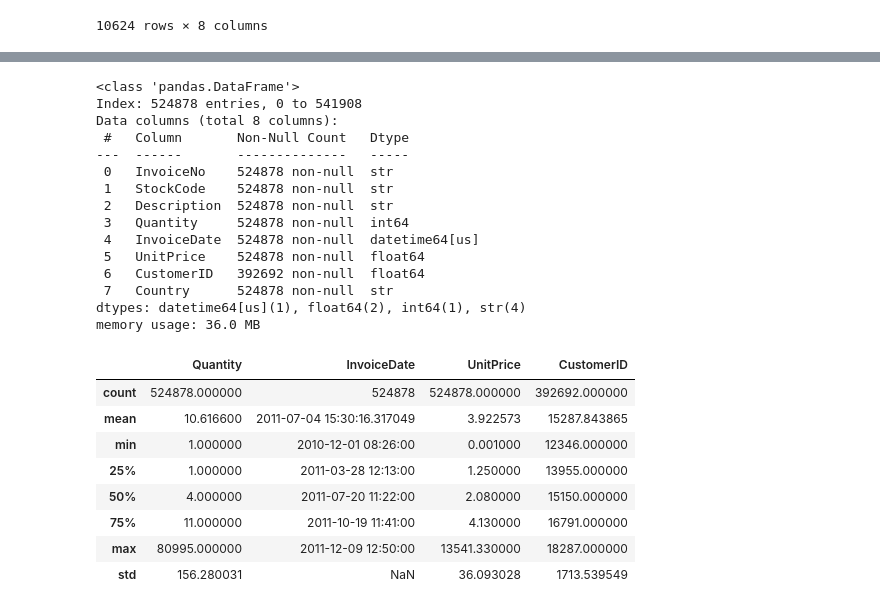
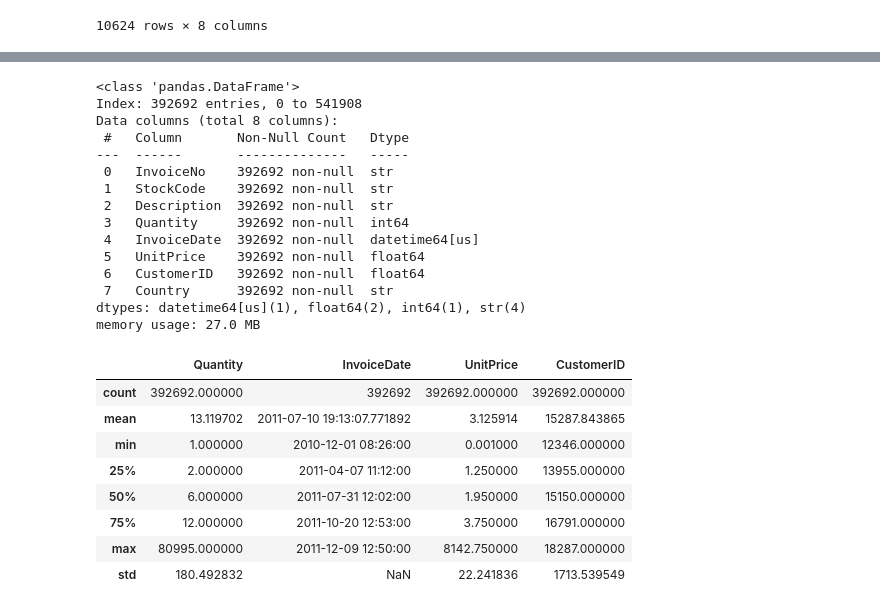
Before and after one commit to djafarou-ML/FUTURE_DS_01, a Jupyter notebook: analyse_vente.ipynb, the cells around one changed output, grey strips where cells are left out. Saved outputs shown, nothing was run; the diff lists cells and outputs as text; code cells hidden in the pictures.

```diff
--- a/analyse_vente.ipynb
+++ b/analyse_vente.ipynb
@@ -97,3 +97,6 @@ UnitPrice           0
 CustomerID     135080
 Country             0
 dtype: int64
+# %%
+customer_absent = df[df['CustomerID'].isnull()]
+customer_absent
@@ -161,7 +178,6 @@ negative_quantity
 '''Creation de DataFrame contenant les mauvaises donnes : commande annuler, quantite negatif et prix et perte
     Tentative de regrouper toutes les données problématiques dans un seul DataFrame
 '''
-
-bad_data = pd.concat([data_absent,negative_unit_price, negative_quantity, duplicate, price_zero])
+bad_data = pd.concat([customer_absent, negative_unit_price, negative_quantity, duplicate, price_zero])
 bad_data
 # %% [output]
@@ -217,2 +233,4 @@ df
+# %%
+df_clean = df.copy()
 # %%
 # Affichage du DataFrame après nettoyage
@@ -229,33 +247,33 @@ Country             0
 dtype: int64
 # %%
 # Vérification des types et du nombre de valeurs restantes après suppression
-df.info()
+df_clean.info()
 # %% [output]
 <class 'pandas.DataFrame'>
-Index: 524878 entries, 0 to 541908
+Index: 392692 entries, 0 to 541908
 Data columns (total 8 columns):
  #   Column       Non-Null Count   Dtype
 ---  ------       --------------   -----
- 0   InvoiceNo    524878 non-null  str
- 1   StockCode    524878 non-null  str
- 2   Description  524878 non-null  str
- 3   Quantity     524878 non-null  int64
- 4   InvoiceDate  524878 non-null  datetime64[us]
- 5   UnitPrice    524878 non-null  float64
+ 0   InvoiceNo    392692 non-null  str
+ 1   StockCode    392692 non-null  str
+ 2   Description  392692 non-null  str
+ 3   Quantity     392692 non-null  int64
+ 4   InvoiceDate  392692 non-null  datetime64[us]
+ 5   UnitPrice    392692 non-null  float64
  6   CustomerID   392692 non-null  float64
- 7   Country      524878 non-null  str
+ 7   Country      392692 non-null  str
 dtypes: datetime64[us](1), float64(2), int64(1), str(4)
-memory usage: 36.0 MB
+memory usage: 27.0 MB
 # %%
 # Vérification des statistiques après nettoyage
-df.describe()
+df_clean.describe()
 # %% [output]
 |  | Quantity | InvoiceDate | UnitPrice | CustomerID |
-| count | 524878.000000 | 524878 | 524878.000000 | 392692.000000 |
-| mean | 10.616600 | 2011-07-04 15:30:16.317049 | 3.922573 | 15287.843865 |
+| count | 392692.000000 | 392692 | 392692.000000 | 392692.000000 |
+| mean | 13.119702 | 2011-07-10 19:13:07.771892 | 3.125914 | 15287.843865 |
 | min | 1.000000 | 2010-12-01 08:26:00 | 0.001000 | 12346.000000 |
-| 25% | 1.000000 | 2011-03-28 12:13:00 | 1.250000 | 13955.000000 |
-| 50% | 4.000000 | 2011-07-20 11:22:00 | 2.080000 | 15150.000000 |
-| 75% | 11.000000 | 2011-10-19 11:41:00 | 4.130000 | 16791.000000 |
-| max | 80995.000000 | 2011-12-09 12:50:00 | 13541.330000 | 18287.000000 |
-| std | 156.280031 | NaN | 36.093028 | 1713.539549 |
+| 25% | 2.000000 | 2011-04-07 11:12:00 | 1.250000 | 13955.000000 |
+| 50% | 6.000000 | 2011-07-31 12:02:00 | 1.950000 | 15150.000000 |
+| 75% | 12.000000 | 2011-10-20 12:53:00 | 3.750000 | 16791.000000 |
+| max | 80995.000000 | 2011-12-09 12:50:00 | 8142.750000 | 18287.000000 |
+| std | 180.492832 | NaN | 22.241836 | 1713.539549 |
```
Also changed, not shown: parts of 5 cells of this notebook, 1 other file.
